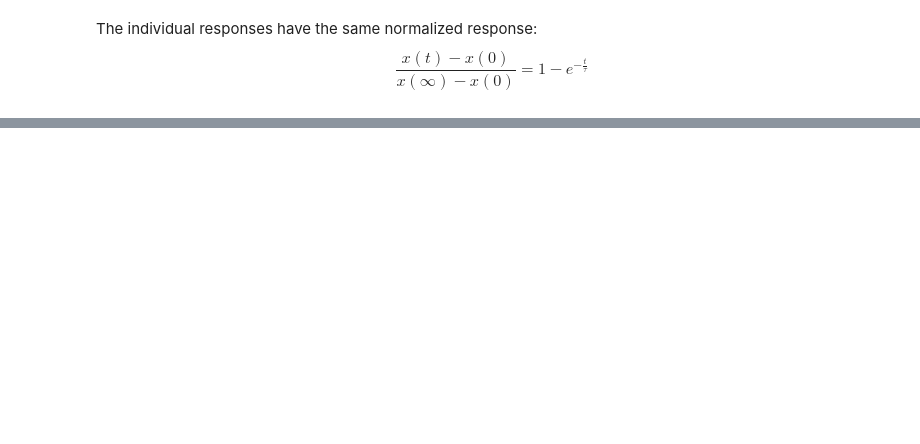
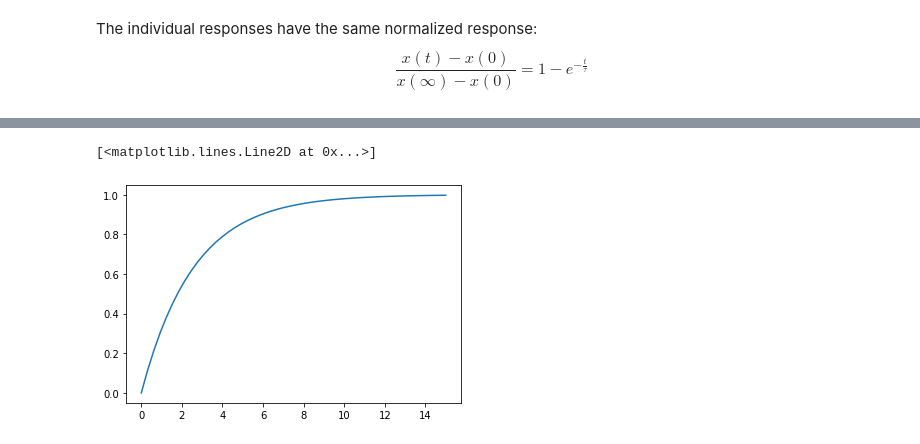
Before and after one commit to AhmadAlsaadi/ENCH421, a Jupyter notebook: chapter-2.ipynb, the cells around one changed output, grey strips where cells are left out. Cells and saved outputs as stored; diff of their text form; code cells hidden in the pictures; blank space fills up the shorter version.

```diff
--- a/chapter-2.ipynb
+++ b/chapter-2.ipynb
@@ -156,0 +127,7 @@ x(∞) − x(0)}$$
+# %%
+# initial conditions
+ics={x.subs(t,0):0.5}
+
+#solving the differential equation with initial condition above
+sol=sp.dsolve(ode,x,ics=ics)
+(sol.rhs-sol.rhs.subs(t,0))/(sp.limit(sol.rhs,t,sp.oo)-sol.rhs.subs(t,0))
@@ -188,0 +139,7 @@ pip install ffmpeg-python
+# %%
+fn=(sol.rhs-sol.rhs.subs(t,0))/(sp.limit(sol.rhs,t,sp.oo)-sol.rhs.subs(t,0))
+fn=lambdify(t,fn)
+plt.plot(tn,fn(tn))
+# %% [output]
+[<matplotlib.lines.Line2D at 0x...>]
+[figure, added]
```
Also changed, not shown: parts of 22 cells of this notebook, 2 other files.
